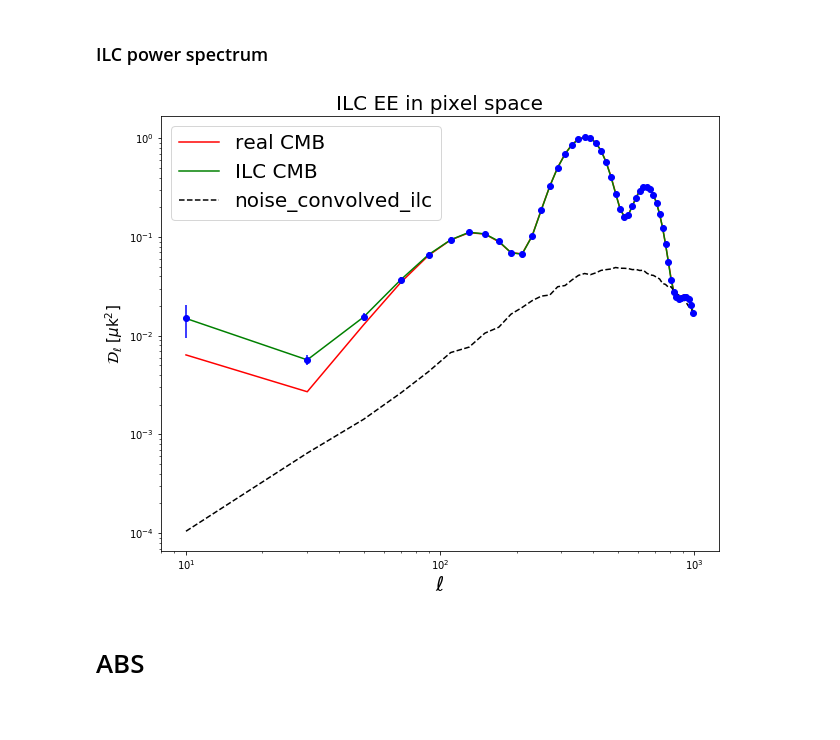
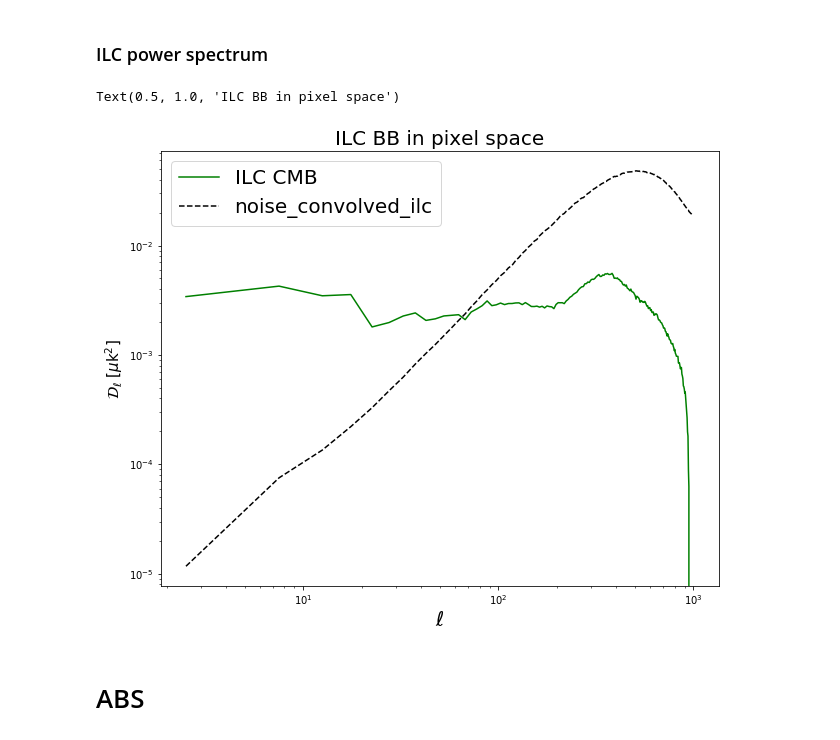
Before and after one commit to yaojian95/Ali_foreground, a Jupyter notebook: codes/Maps_for_USTC.ipynb, the cells around one changed output. Drawn from its saved outputs; the diff is of its cells as text; code cells hidden in the pictures.

```diff
--- a/codes/Maps_for_USTC.ipynb
+++ b/codes/Maps_for_USTC.ipynb
@@ -227,17 +234,18 @@ for i in range(SamNum):
 Nf = 4
 # %%
 SamNum = 100 ## just one realization , or all the realizations.
-Cl_ilc = np.zeros((SamNum, Q)); itera = 1; mode = 1; Fore_cl= np.zeros((SamNum, Q)); sync_cl = np.zeros((SamNum, Q)); dust_cl = np.zeros((SamNum, Q))
+Q = 50
+Cl_ilc = np.zeros((SamNum, Q)); itera = 1; mode = 1; #Fore_cl= np.zeros((SamNum, Q)); sync_cl = np.zeros((SamNum, Q)); dust_cl = np.zeros((SamNum, Q))
 for n in range(SamNum):
 
     e = np.matrix(np.ones(Nf))
-    total_ps_i = np.load('/fnx/jianyao/ancillary_data/4_fre_plus_44/total_ps/total_ps_deconv_masked_EB_%s.npy'%n)
-    noise_ps_i = np.load('/fnx/jianyao/ancillary_data/4_fre_plus_44/noise_ps/nl_deconv_masked_EB_%s.npy'%n)
+    total_ps_i = np.load('/fnx/jianyao/ancillary_data/4_fre_plus_44_wo_noise/total_ps/total_ps_deconv_masked_EB_%s.npy'%n)
+    noise_ps_i = np.load('/fnx/jianyao/ancillary_data/4_fre_plus_44_wo_noise/noise_ps/nl_deconv_masked_EB_%s.npy'%n)
     ## Power_spectrum return EE and BB at the same time. So total_ps[0] = EE; total_ps[1] = BB
     noise_bin = utils.bin_l(noise_ps_i[mode], lmax, Q);
     noise_ilc = np.zeros(Q);
     total_bin = utils.bin_l(total_ps_i[mode], lmax, Q);
-    fore_bin = utils.bin_l(fore_ps[mode], lmax, Q); sync_bin = utils.bin_l(sync_ps[mode], lmax, Q); dust_bin = utils.bin_l(dust_ps[mode], lmax, Q);
+#     fore_bin = utils.bin_l(fore_ps[mode], lmax, Q); sync_bin = utils.bin_l(sync_ps[mode], lmax, Q); dust_bin = utils.bin_l(dust_ps[mode], lmax, Q);
 
     for r in range(itera):
         if r == 0:
@@ -400,11 +412,28 @@ plt.savefig('/home/jianyao/Ali_maps/results/0212/Cleaned_maps_QU.png', format =
 # %%
 index = np.arange(12*nside**2)
 mask_index = index[ali_ma == 1]
+# %%
+Nf = 3
 # %%
 Cl_ilc_rs = np.zeros((2, SamNum, Q)); # E and B mode together
 Nl_ilc_rs = np.zeros((2, SamNum, Q))
 
 for n in range(SamNum):
+
+    if n < 50:
+        noise_95 = hp.ud_grade(hp.read_map('/fnx/jianyao/Noise_realizations/95GHz/noise_realizations_95GHz_%s.fits'%(n), field = None, verbose = False),nside_out = nside)
+        noise_150 = hp.ud_grade(hp.read_map('/fnx/jianyao/Noise_realizations/150GHz/noise_realizations_150GHz_%s.fits'%(n), field = None, verbose = False),nside_out = nside)
+    else:
+        noise_95 = hp.ud_grade(hp.read_map('/fnx/jianyao/Noise_realizations/95GHz/noise_95GHz_%s.fits'%(n), field = None, verbose = False),nside_out = nside)
+        noise_150 = hp.ud_grade(hp.read_map('/fnx/jianyao/Noise_realizations/150GHz/noise_150GHz_%s.fits'%(n), field = None, verbose = False),nside_out = nside)
+
+    noise_353 = 1e6*hp.ud_grade(hp.read_map('/fnx/jianyao/Noise_realizations/353GHZ_PLA/noise_353_full_map_mc_%05d.fits'%n, field = None, verbose = False), nside_out=nside)
+
+    Noise = np.zeros((Nf,3,12*nside**2))
+    Noise[0] = noise_95;
+    Noise[1] = deconv(noise_150, beam_in = 11, beam_out = 19, lmax = lmax + 100);
+    Noise[2] = deconv(noise_353, beam_in = 4.944, beam_out = 19, lmax = lmax + 100);
+    noise_mask = Mask(Noise)
 
     total = np.load('/fnx/jianyao/ancillary_data/total_map/total_map_deconv_unmasked_IQU_%03d.npy'%n)
     total_mask = Mask(total)
@@ -457,33 +486,34 @@ for n in range(SamNum):
 # %% [markdown]
 ### ILC power spectrum
 # %%
-mode = 0
+mode = 1
 cl_ilc_rs_mean = np.mean(Cl_ilc_rs[mode], axis = 0); nl_ilc_rs_mean = np.mean(Nl_ilc_rs[mode], axis = 0)
 cl_ilc_rs_std = np.std(Cl_ilc_rs[mode], axis = 0); nl_ilc_rs_std = np.std(Nl_ilc_rs[mode], axis = 0)
 # %%
 psn = ['EE', 'BB']
 fig1 = plt.figure(1, figsize=(10,8))
 # plt.axis('off')
 # frame1=fig1.add_axes((.1,.4,.8,.5)) # x0, y0, width, height
-plt.loglog(Ell, Ell*(Ell+1)/2/np.pi*cl_clean[mode], 'r-',label = 'real CMB')
+# plt.loglog(Ell, Ell*(Ell+1)/2/np.pi*cl_clean[mode], 'r-',label = 'real CMB')
 plt.loglog(Ell, Ell*(Ell+1)/2/np.pi*(cl_ilc_rs_mean - nl_ilc_rs_mean), 'g-', label = 'ILC CMB')
 plt.loglog(Ell, Ell*(Ell+1)/2/np.pi*nl_ilc_rs_mean, 'k--', label = 'noise_convolved_ilc')
 
-plt.errorbar(Ell,Ell*(Ell+1)*(cl_ilc_rs_mean - nl_ilc_rs_mean)/2/np.pi, yerr = Ell*(Ell+1)/2/np.pi*cl_ilc_rs_std,fmt='bo',capthick = 0.1)
+# plt.errorbar(Ell,Ell*(Ell+1)*(cl_ilc_rs_mean - nl_ilc_rs_mean)/2/np.pi, yerr = Ell*(Ell+1)/2/np.pi*cl_ilc_rs_std,fmt='bo',capthick = 0.1)
 
 plt.xlabel('$\ell$', fontsize = 20);
 plt.ylabel(r'$\mathcal{D}_{\ell}$ [$\mu$k$^2$]', fontsize = 15)
 plt.legend(fontsize = 20)
 plt.title('ILC %s in pixel space'%psn[mode], fontsize = 20)
 
 # frame2=fig1.add_axes((.1,.1,.8,.3))
 # plt.semilogx(Ell, (cl_ilc - cls)/cls*100, 'k--')
 # plt.axhline(0,color = 'k')
 # plt.ylabel(r'$\Delta \mathcal{D}_\ell$/$\mathcal{D}^{real}_{\ell} $ [%]', fontsize = 15);plt.xlabel(r'$\ell$', fontsize = 20)
 # plt.ylim(-100, 100)
-plt.savefig('/home/jianyao/Ali_maps/results/0221_ILC_pixel/ILC_pixel_%s.jpg'%psn[mode], format = 'png')
+# plt.savefig('/home/jianyao/Ali_maps/results/0221_ILC_pixel/ILC_pixel_%s.jpg'%psn[mode], format = 'png')
 # %% [output]
+Text(0.5, 1.0, 'ILC BB in pixel space')
-[figure, old version]
+[figure, new version]
 # %% [markdown]
 # ABS
 # %% [markdown]
```
Also changed, not shown: parts of 12 cells of this notebook.
